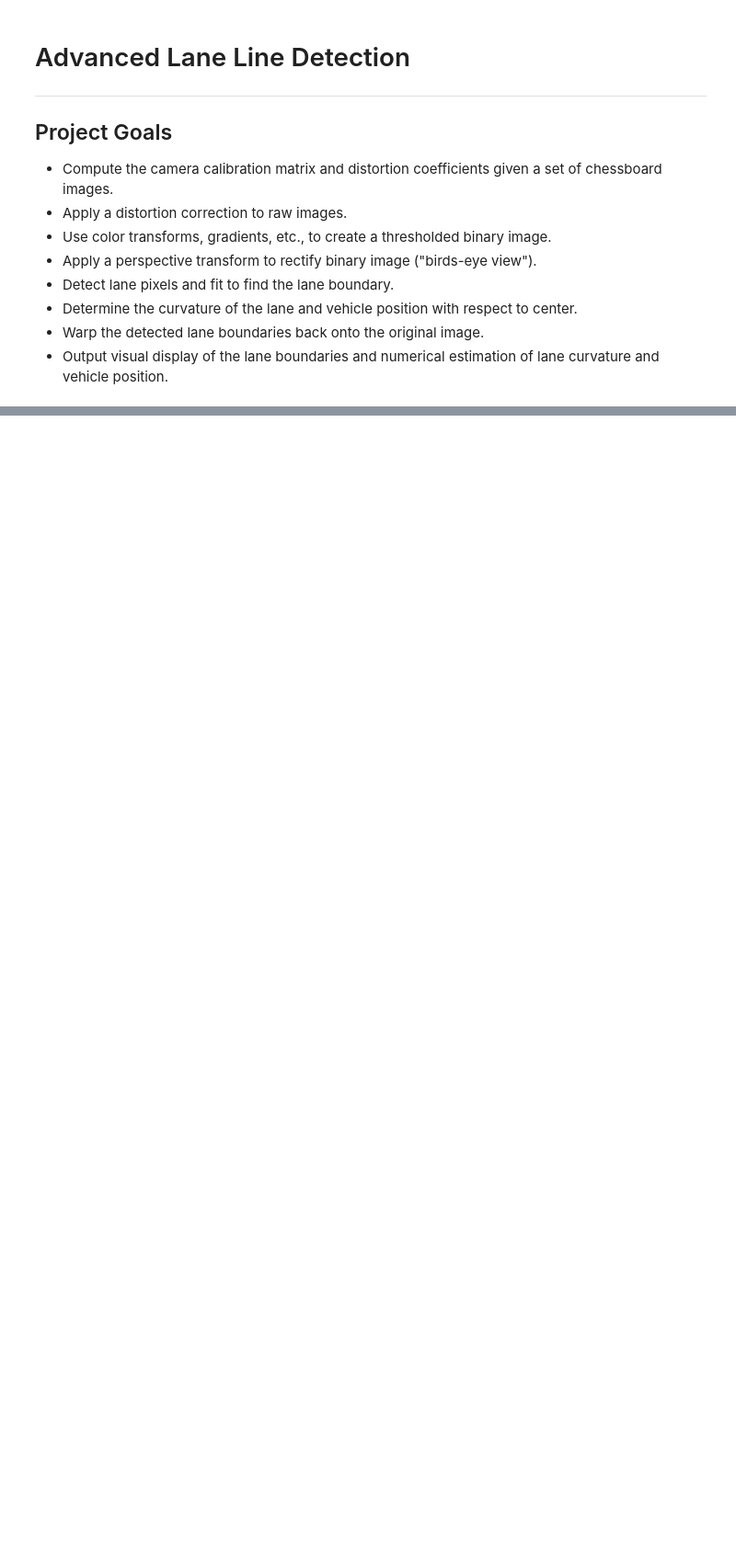
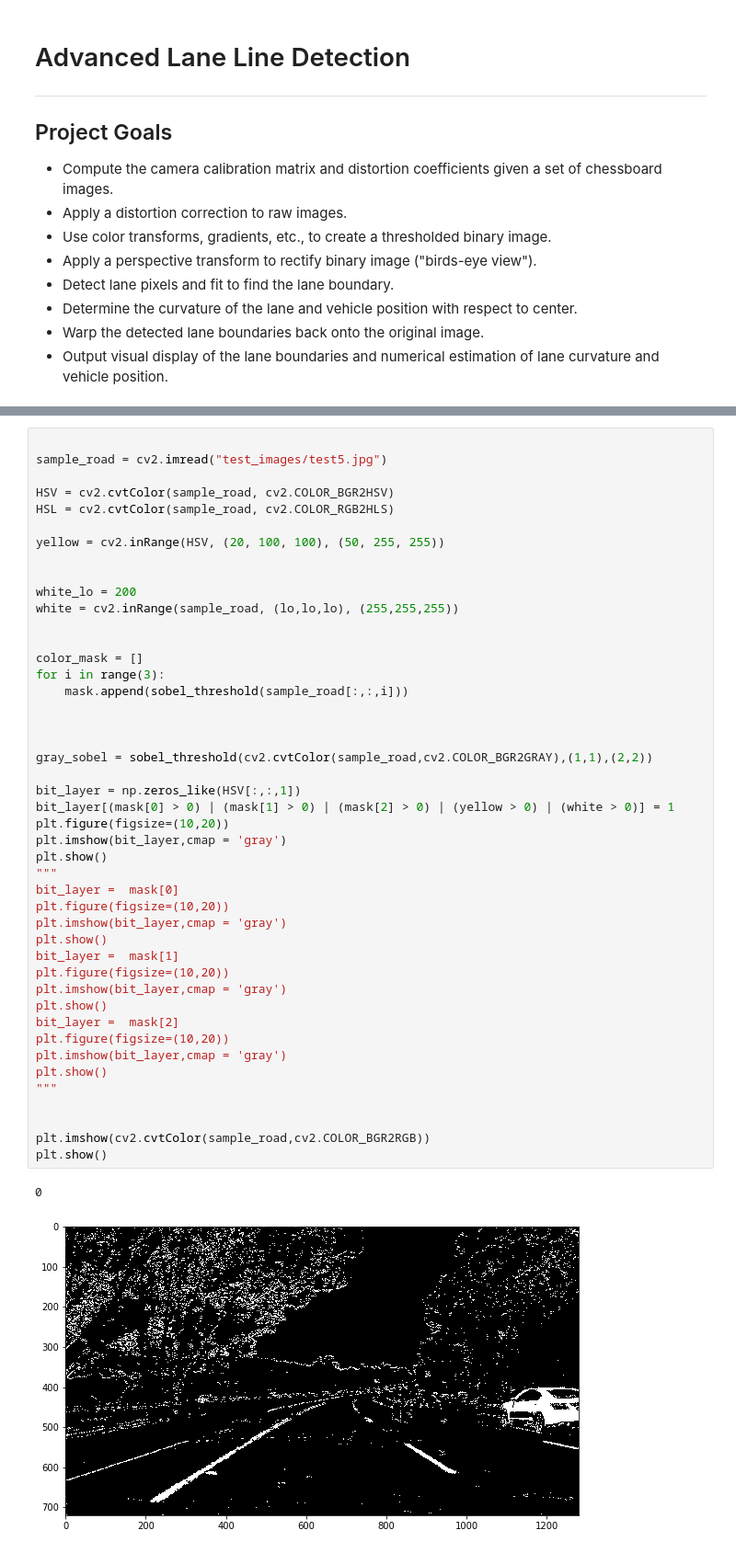
Before and after one commit to CharlesBradshaw/Advanced-Lane-Line-Detection, a Jupyter notebook: Advanced_Lane_Line_Detection.ipynb, the cells around one changed output, grey strips where cells are left out. Shown at 92% size. Drawn from its saved outputs; the diff is of its cells as text; blank space fills up the shorter version.

```diff
--- a/Advanced_Lane_Line_Detection.ipynb
+++ b/Advanced_Lane_Line_Detection.ipynb
@@ -124,0 +119,48 @@ show_example()
+# %%
+
+sample_road = cv2.imread("test_images/test5.jpg")
+
+HSV = cv2.cvtColor(sample_road, cv2.COLOR_BGR2HSV)
+HSL = cv2.cvtColor(sample_road, cv2.COLOR_RGB2HLS)
+
+yellow = cv2.inRange(HSV, (20, 100, 100), (50, 255, 255))
+
+
+white_lo = 200
+white = cv2.inRange(sample_road, (lo,lo,lo), (255,255,255))
+
+
+color_mask = []
+for i in range(3):
+    mask.append(sobel_threshold(sample_road[:,:,i]))
+
+
+
+gray_sobel = sobel_threshold(cv2.cvtColor(sample_road,cv2.COLOR_BGR2GRAY),(1,1),(2,2))
+
+bit_layer = np.zeros_like(HSV[:,:,1])
+bit_layer[(mask[0] > 0) | (mask[1] > 0) | (mask[2] > 0) | (yellow > 0) | (white > 0)] = 1
+plt.figure(figsize=(10,20))
+plt.imshow(bit_layer,cmap = 'gray')
+plt.show()
+"""
+bit_layer =  mask[0]
+plt.figure(figsize=(10,20))
+plt.imshow(bit_layer,cmap = 'gray')
+plt.show()
+bit_layer =  mask[1]
+plt.figure(figsize=(10,20))
+plt.imshow(bit_layer,cmap = 'gray')
+plt.show()
+bit_layer =  mask[2]
+plt.figure(figsize=(10,20))
+plt.imshow(bit_layer,cmap = 'gray')
+plt.show()
+"""
+
+
+plt.imshow(cv2.cvtColor(sample_road,cv2.COLOR_BGR2RGB))
+plt.show()
+# %% [output]
+0
+[figure, added]
```
Also changed, not shown: parts of 24 cells of this notebook, 5 other files.
